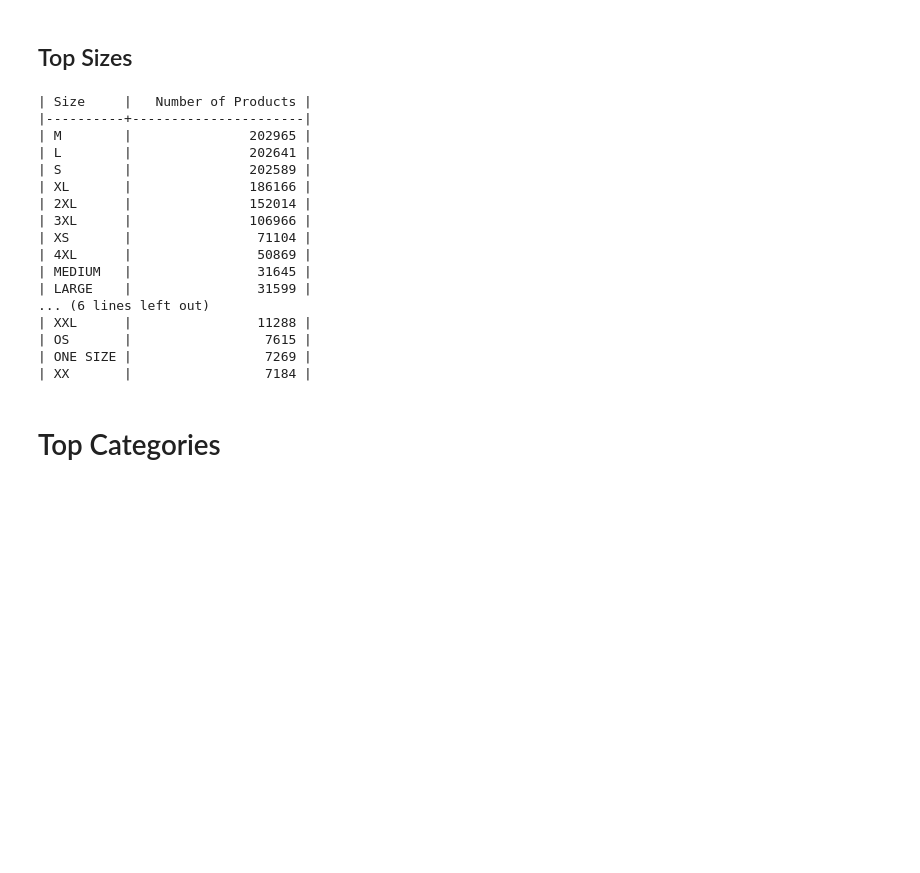
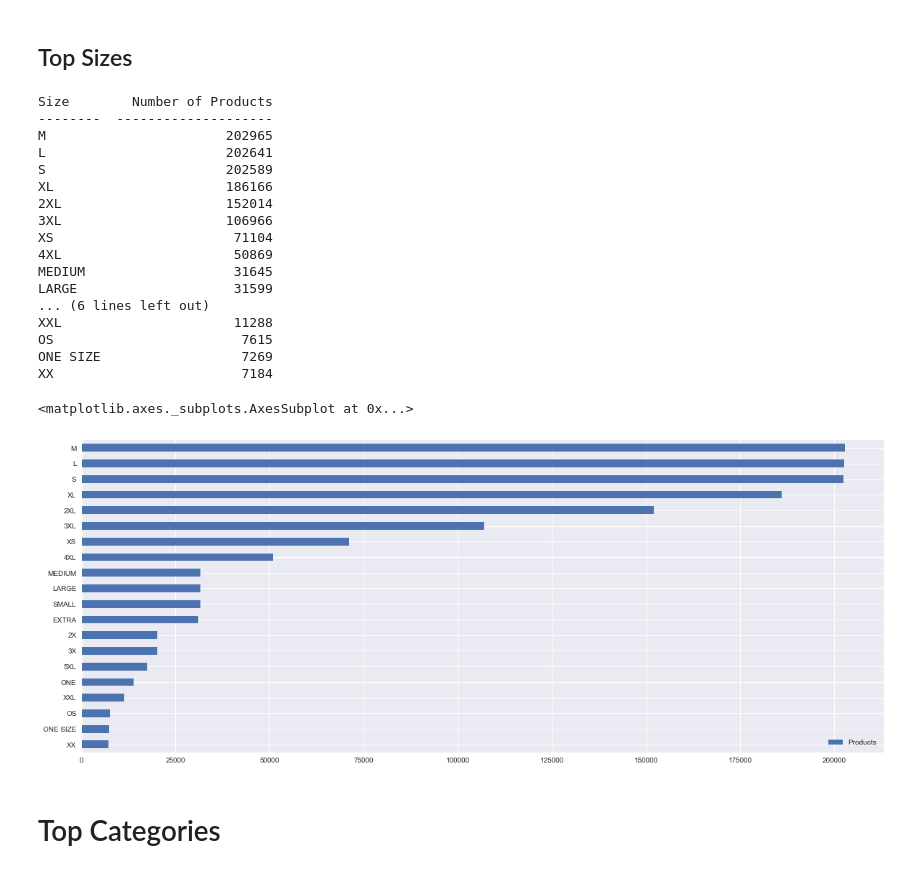
Before and after one commit to istinspring/products-matching, a Jupyter notebook: notebooks/0.1-initial-data-exploration.ipynb, the cells around one changed output. Drawn from its saved outputs; the diff is of its cells as text; code cells hidden in the pictures; blank space fills up the shorter version.

```diff
--- a/notebooks/0.1-initial-data-exploration.ipynb
+++ b/notebooks/0.1-initial-data-exploration.ipynb
@@ -123,44 +155,51 @@ Brand field is empty for 126929 + 64153 products.
 # %% [markdown]
 ## Top Sizes
 # %%
-results = col.aggregate(
+results = db.data.aggregate(
     [
         {
             "$group": {
                 "_id": "$size",
                 "count": {"$sum": 1},
             }
         },
         {
             "$sort": {
                 "count": -1,
             }
         },
         {
             "$limit": 20
         }
     ]
 )
 TOP_SIZES = [(str(x['_id']), x['count']) for x in list(results)]
-print(tabulate(TOP_SIZES, headers=['Size', 'Number of Products'], tablefmt="orgtbl"))
+print(tabulate(TOP_SIZES, headers=['Size', 'Number of Products'], tablefmt="simple"))
+
+df_values_by_key = pd.DataFrame(TOP_SIZES,
+                                index=[x[0] for x in TOP_SIZES],
+                                columns=['Size', 'Products'])
+df_values_by_key.iloc[::-1].plot.barh()
 # %% [output]
-| Size     |   Number of Products |
-|----------+----------------------|
-| M        |               202965 |
-| L        |               202641 |
-| S        |               202589 |
-| XL       |               186166 |
-| 2XL      |               152014 |
-| 3XL      |               106966 |
-| XS       |                71104 |
-| 4XL      |                50869 |
-| MEDIUM   |                31645 |
-| LARGE    |                31599 |
+Size        Number of Products
+--------  --------------------
+M                       202965
+L                       202641
+S                       202589
+XL                      186166
+2XL                     152014
+3XL                     106966
+XS                       71104
+4XL                      50869
+MEDIUM                   31645
+LARGE                    31599
 ... (6 lines left out)
-| XXL      |                11288 |
-| OS       |                 7615 |
-| ONE SIZE |                 7269 |
-| XX       |                 7184 |
+XXL                      11288
+OS                        7615
+ONE SIZE                  7269
+XX                        7184
+<matplotlib.axes._subplots.AxesSubplot at 0x...>
+[figure, added]
 # %% [markdown]
 # Top Categories
 # %%
```
Also changed, not shown: parts of 10 cells of this notebook, 3 other files.
